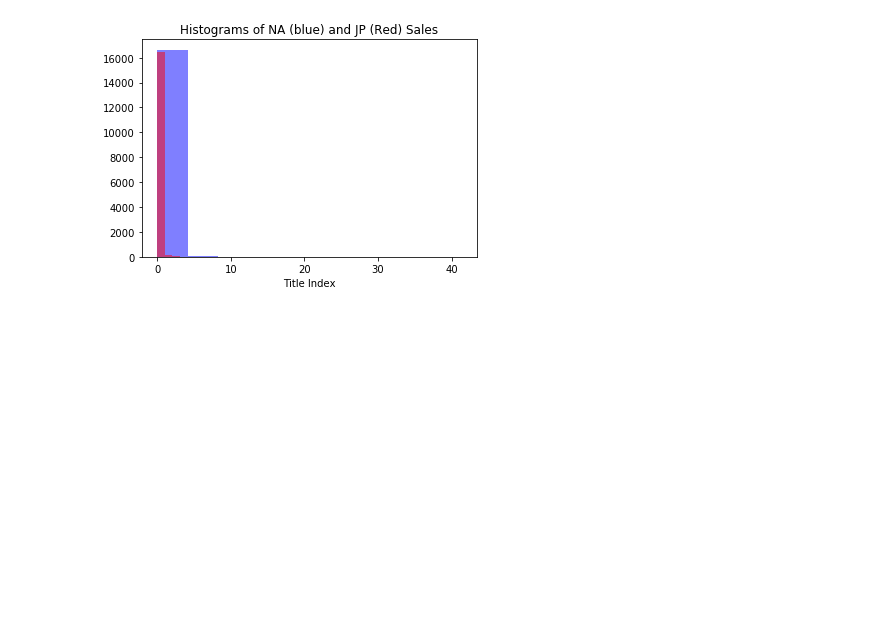
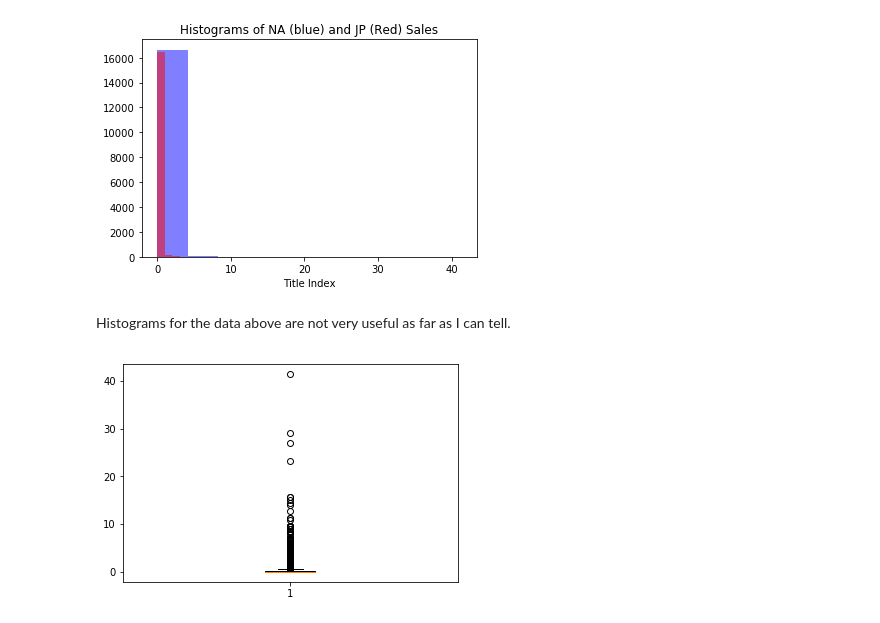
Before and after one commit to lukemlj/VideoGameData, a Jupyter notebook: Video Game Data.ipynb, the cells around one changed output. Saved outputs shown, nothing was run; the diff lists cells and outputs as text; code cells hidden in the pictures; blank space fills up the shorter version.

```diff
--- a/Video Game Data.ipynb
+++ b/Video Game Data.ipynb
@@ -88,3 +74,10 @@ plt.xlabel('Title Index')
 plt.show()
 # %% [output]
 [figure]
+# %% [markdown]
+Histograms for the data above are not very useful as far as I can tell.
+# %%
+plt.boxplot(df['NA_Sales'])
+plt.show()
+# %% [output]
+[figure, added]
```
Also changed, not shown: parts of 13 cells of this notebook.
